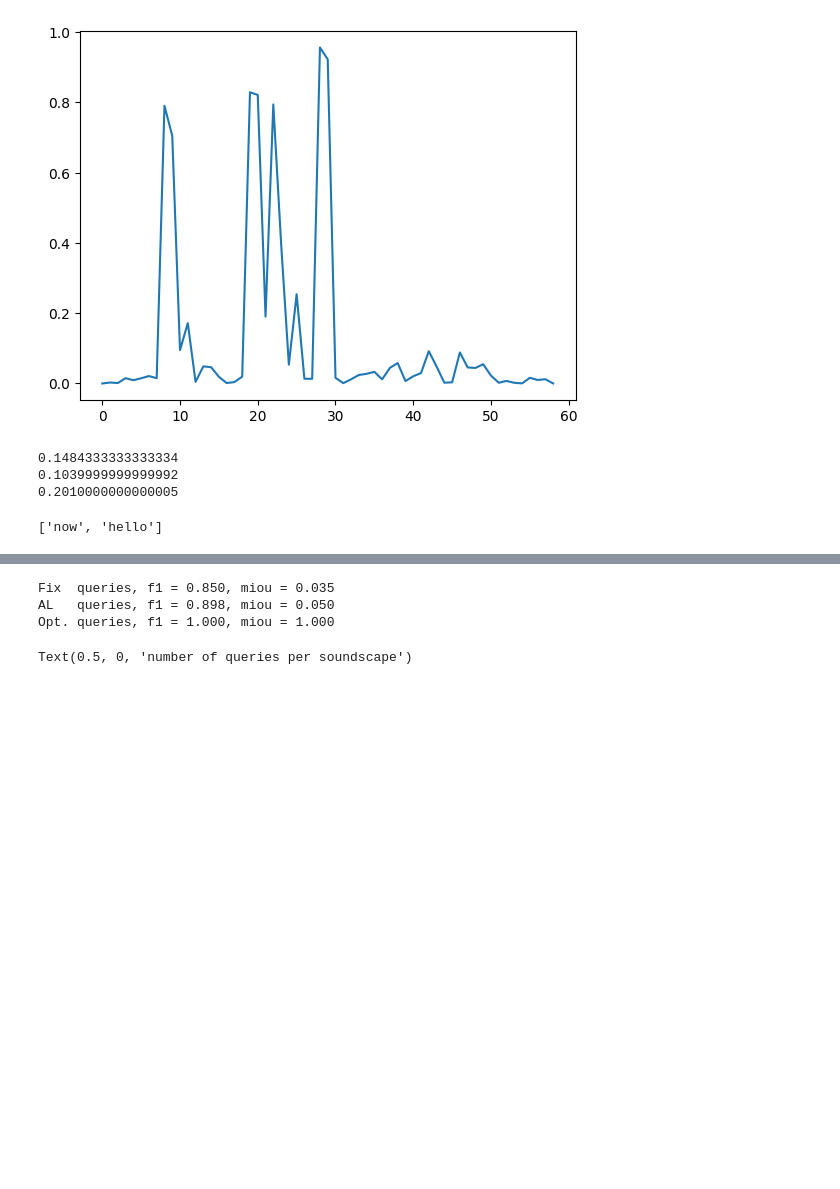
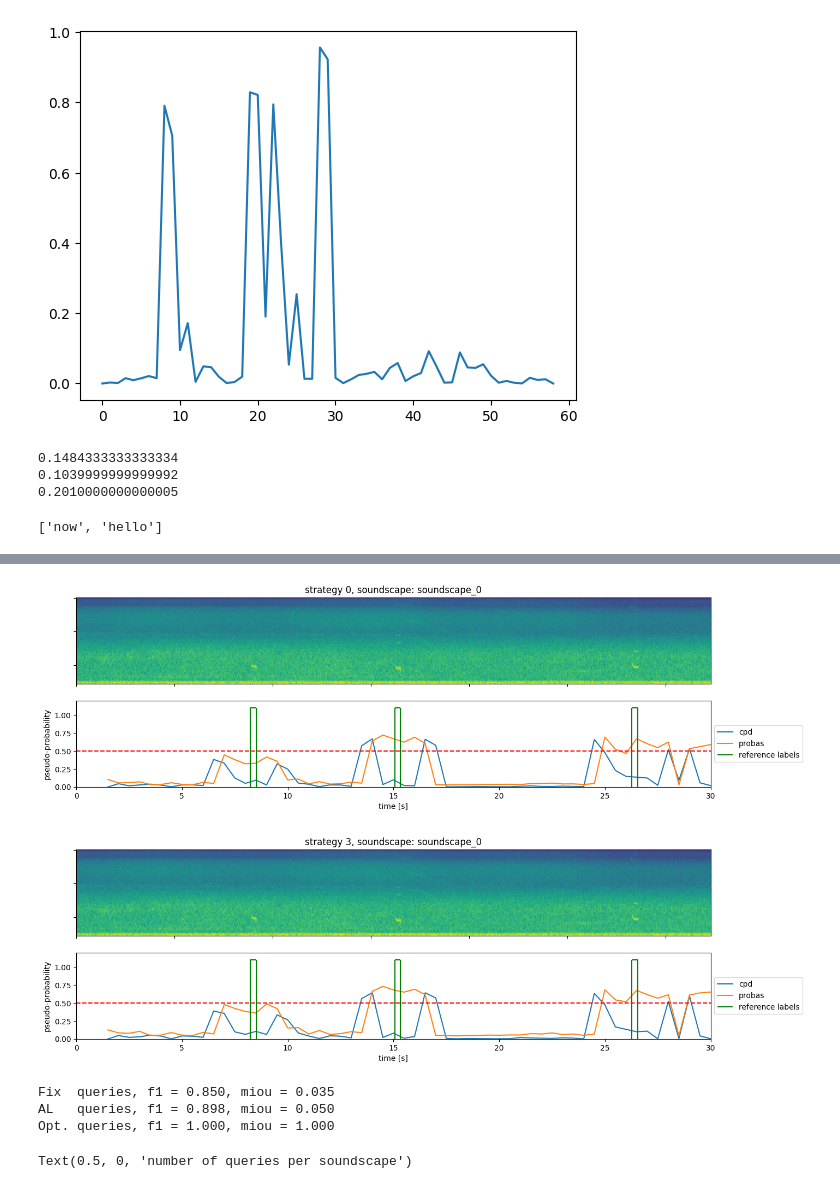
Before and after one commit to johnmartinsson/adaptive-change-point-detection, a Jupyter notebook: notebooks/optimal_adaptive_cost_analysis.ipynb, the cells around one changed output, grey strips where cells are left out. Saved outputs shown, nothing was run; the diff lists cells and outputs as text; code cells hidden in the pictures; blank space fills up the shorter version.

```diff
--- a/notebooks/optimal_adaptive_cost_analysis.ipynb
+++ b/notebooks/optimal_adaptive_cost_analysis.ipynb
@@ -188,4 +192,22 @@ def list_difference(l1, l2):
 list_difference(['hello', 'there', 'now'], ['there'])
 # %% [output]
 ['now', 'hello']
+# %%
+def simulate_strategy(query_strategy, soundscape_basenames, n_queries, base_dir, min_iou):
+    next_soundscape_basename = query_strategy.next_soundscape_basename(soundscape_basenames)
+
+    # evaluate label-quality and get embeddings
+    f1_score, mean_iou_score, p_embeddings, n_embeddings = evaluate.evaluate_query_strategy(
+        base_dir            = base_dir,
+        soundscape_basename = next_soundscape_basename,
+        query_strategy      = query_strategy,
+        n_queries           = n_queries,
+        min_iou             = min_iou
+    )
+
+    soundscape_basenames_remaining = list_difference(soundscape_basenames, [next_soundscape_basename])
+
+    query_strategy.update(p_embeddings, n_embeddings)
+
+    return f1_score, mean_iou_score, p_embeddings, n_embeddings, soundscape_basenames_remaining
 # %%
@@ -369,3 +371,23 @@ Opt. queries, f1 = 1.000, miou = 1.000
+# %%
+# visualize resulting model on test data
+#snr = '0.0'
+base_test_dir = '/mnt/storage_1/datasets/dcase_bioacoustics_soundscapes/ME_forest_path/Q/test_soundscapes_snr_{}/'.format(snr)
+query_strategy_0.base_dir = base_test_dir
+query_strategy_1.base_dir = base_test_dir
+query_strategy_2.base_dir = base_test_dir
+query_strategy_3.base_dir = base_test_dir
+all_test_soundscape_basenames = ['soundscape_{}'.format(idx) for idx in range(n_soundscapes)]
+
+soundscape_basename = all_test_soundscape_basenames[0]
+
+n_queries = 7
+visualize.visualize_query_strategy(query_strategy_0, "strategy 0", soundscape_basename, base_test_dir, n_queries=n_queries, vis_queries=False)
+#visualize.visualize_query_strategy(query_strategy_1, "strategy 1", soundscape_basename, base_test_dir, n_queries=n_queries)
+#visualize.visualize_query_strategy(query_strategy_2, "strategy 2", soundscape_basename, base_test_dir, n_queries=n_queries)
+visualize.visualize_query_strategy(query_strategy_3, "strategy 3", soundscape_basename, base_test_dir, n_queries=n_queries, vis_queries=False)
+# %% [output]
+[figure, added]
+[figure, added]
 # %%
 # TODO: maybe I need a better measure of label-quality, the measure needs to be soft
 # without any matching. This measure may miss the important differences.
```
Also changed, not shown: parts of 3 cells of this notebook, 2 other files.
